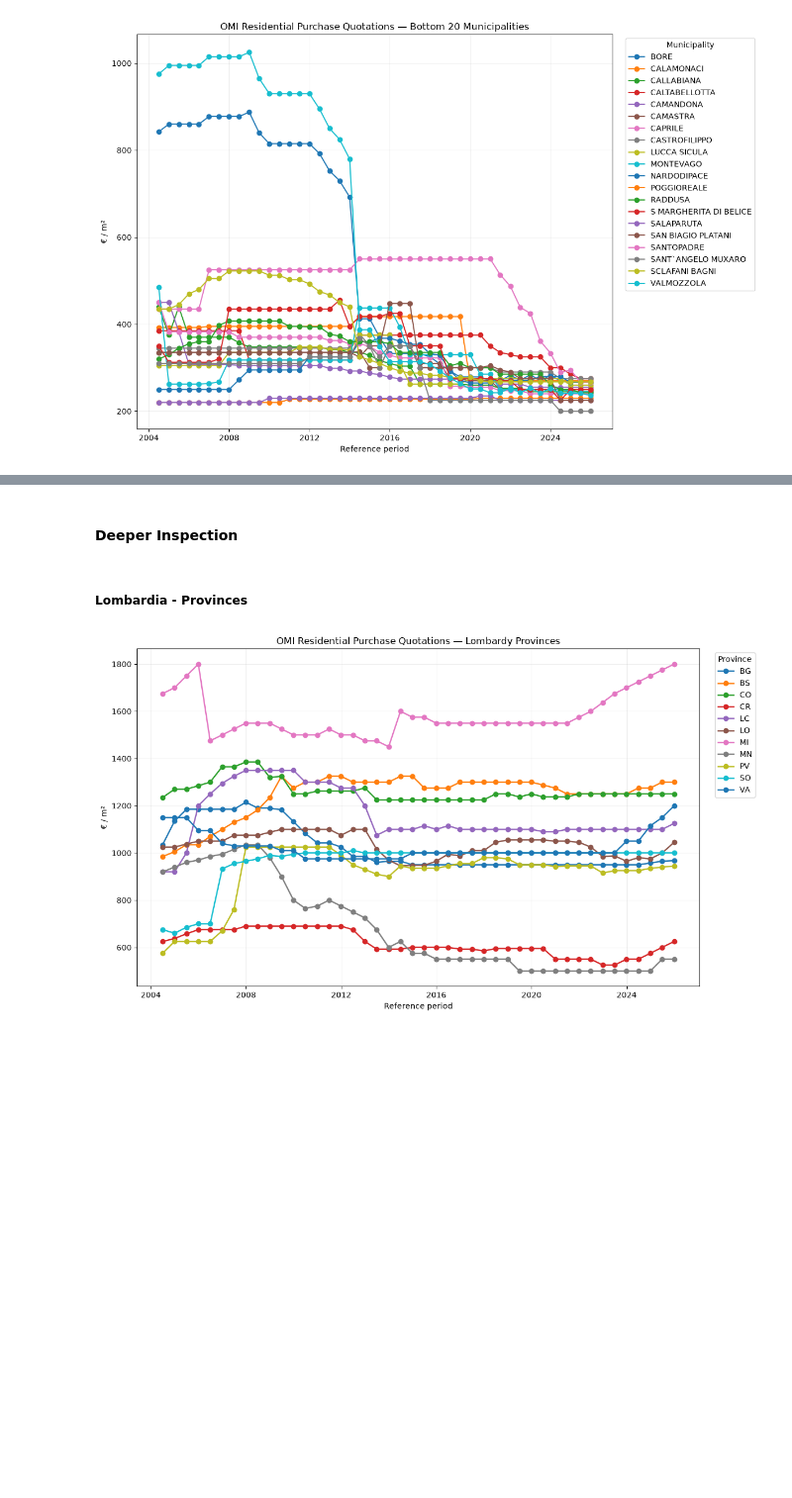
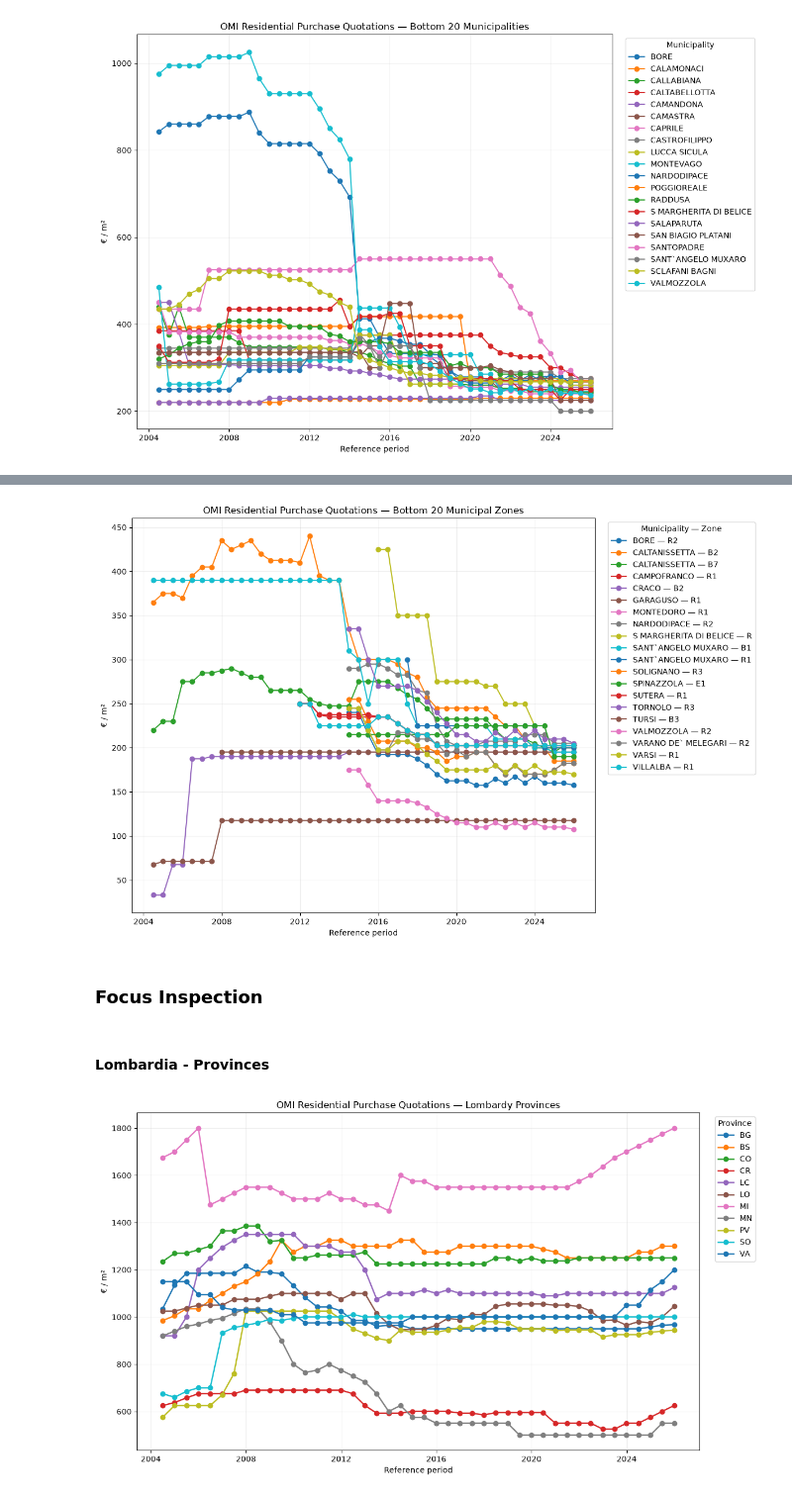
Before and after one commit to danielematix67-boop/italian-real-estate-analysis, a Jupyter notebook: notebooks/01.02_omi_quotations_exploration.ipynb, the cells around one changed output, grey strips where cells are left out. Shown at 99% size. Cells and saved outputs as stored; diff of their text form; code cells hidden in the pictures; blank space fills up the shorter version.

Commit message:
update: 01.02 Focus Inspection

```diff
--- a/notebooks/01.02_omi_quotations_exploration.ipynb
+++ b/notebooks/01.02_omi_quotations_exploration.ipynb
@@ -540,7 +673,53 @@ plt.show()
+# %%
+last_municipal_zones_names = (
+    municipal_zone_trend[
+        municipal_zone_trend['reference_date'].eq(latest_date)
+    ]
+    .nsmallest(20, 'median_compr_mid')
+    [['Comune_descrizione', 'Zona']]
+)
+
+plot_data = municipal_zone_trend.merge(
+    last_municipal_zones_names,
+    on=['Comune_descrizione', 'Zona'],
+    how='inner'
+)
+
+fig, ax = plt.subplots(figsize=(12, 8))
+
+for (comune, zona), data in plot_data.groupby(
+    ['Comune_descrizione', 'Zona']
+):
+    ax.plot(
+        data['reference_date'],
+        data['median_compr_mid'],
+        marker='o',
+        linewidth=1.5,
+        label=f'{comune} — {zona}'
+    )
+
+ax.set_title(
+    'OMI Residential Purchase Quotations — Bottom 20 Municipal Zones'
+)
+ax.set_xlabel('Reference period')
+ax.set_ylabel('€ / m²')
+
+ax.grid(alpha=0.2)
+
+ax.legend(
+    title='Municipality — Zone',
+    bbox_to_anchor=(1.02, 1),
+    loc='upper left'
+)
+
+fig.tight_layout()
+plt.show()
+# %% [output]
+[figure, added]
 # %% [markdown]
-#### Deeper Inspection
+### Focus Inspection
 # %% [markdown]
-##### Lombardia - Provinces
+#### Lombardia - Provinces
 # %%
 lombardia_trend = (
     residential[
```
Also changed, not shown: parts of 14 cells of this notebook.
